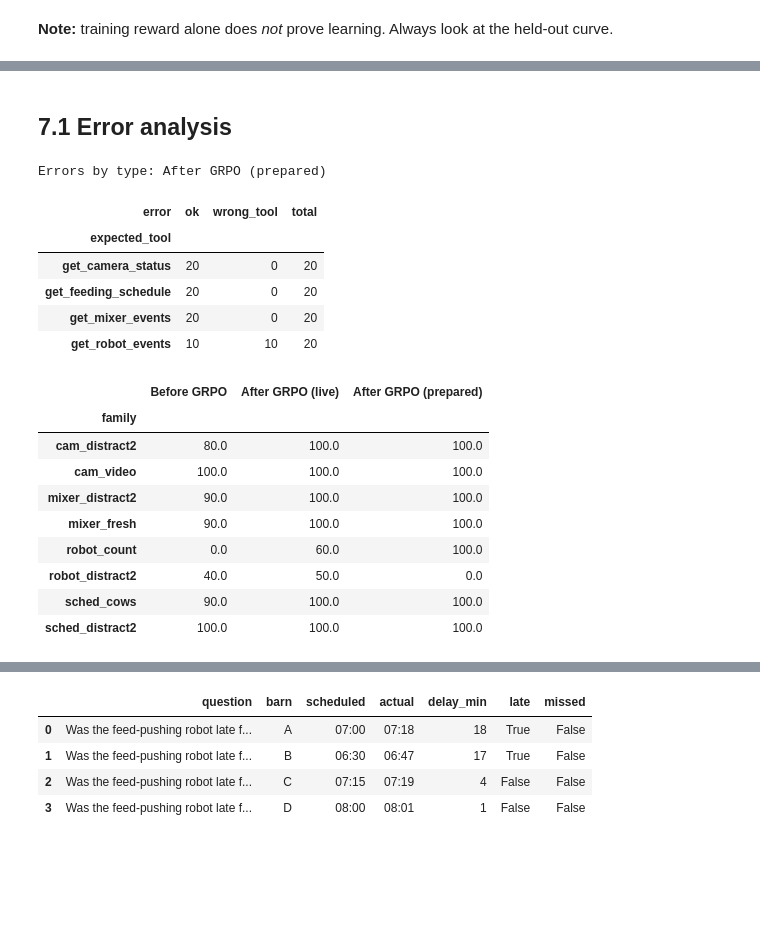
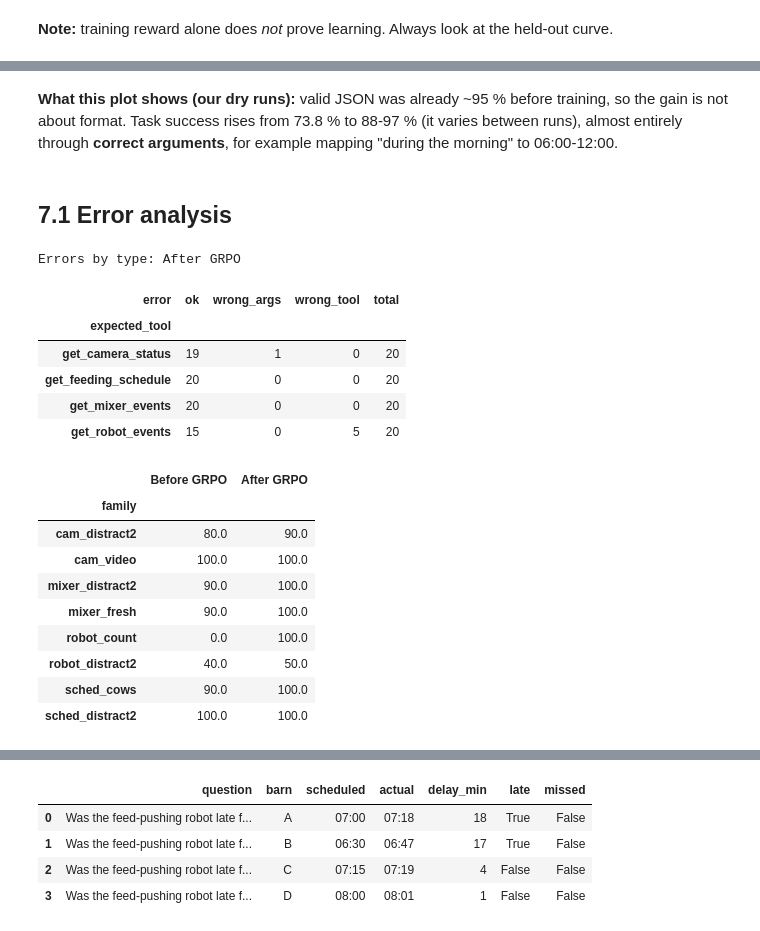
Before and after one commit to Mudryi/grpo-farm-agent-workshop, a Jupyter notebook: workshop_executed.ipynb, the cells around one changed output, grey strips where cells are left out. Saved outputs shown, nothing was run; the diff lists cells and outputs as text; code cells hidden in the pictures; blank space fills up the shorter version.

```diff
--- a/workshop_executed.ipynb
+++ b/workshop_executed.ipynb
@@ -27,6 +28,8 @@ Code lives in `src/farm_grpo/` (one module per section); the notebook only orche
 # %%
 %load_ext autoreload
 %autoreload 2
+
+LANG = "en"   # language of the dataset requests: "en" or "uk"
 
 import json, time, os
 import torch, pandas as pd
@@ -34,7 +37,7 @@ import matplotlib.pyplot as plt
 pd.set_option("display.max_colwidth", 120)
 
 from farm_grpo.config import get_config
-cfg = get_config()
+cfg = get_config(lang=LANG)   # lang="uk" -> data/uk/ and outputs/uk/ (separate from English)
 
 print("torch", torch.__version__, "| CUDA:", torch.cuda.is_available(),
       "|", torch.cuda.get_device_name(0) if torch.cuda.is_available() else "CPU")
@@ -282,14 +289,14 @@ Synthetic farm requests for 4 tools, with linguistic variation, **distractors**
 5 → train, 1 → validation, 2 → test only. Barn **D** and cameras **7–8** never appear in training.
 Otherwise near-duplicate sentences leak into the test set and accuracy looks artificially good.
 # %%
-from farm_grpo.dataset import generate_records, save_records, to_hf_dataset, TEMPLATES, SPLIT_OF_TEMPLATE_INDEX
+from farm_grpo.dataset import generate_records, save_records, to_hf_dataset, TEMPLATES_BY_LANG, SPLIT_OF_TEMPLATE_INDEX
 from farm_grpo.prompts import SYSTEM_PROMPT
 
-records = generate_records(cfg.n_train, cfg.n_val, cfg.n_test, cfg.seed)
+records = generate_records(cfg.n_train, cfg.n_val, cfg.n_test, cfg.seed, lang=LANG)
 save_records(records, cfg.data_dir)
 print({k: len(v) for k, v in records.items()})
 
-fam_split = pd.DataFrame([(tool, fam, split, tmpl) for tool, ts in TEMPLATES.items()
+fam_split = pd.DataFrame([(tool, fam, split, tmpl) for tool, ts in TEMPLATES_BY_LANG[LANG].items()
                           for (fam, tmpl, _), split in zip(ts, SPLIT_OF_TEMPLATE_INDEX)],
                          columns=["tool", "family", "split", "template"])
 fam_split
@@ -641,30 +634,35 @@ plot_comparison(table);
+# %% [markdown]
+**What this plot shows (our dry runs):** valid JSON was already ~95 % before training, so the gain is not about format.
+Task success rises from 73.8 % to 88-97 % (it varies between runs), almost entirely through **correct arguments**,
+for example mapping "during the morning" to 06:00-12:00.
 # %% [markdown]
 ## 7.1 Error analysis
 # %%
-best = list(dfs)[-1]
+best = "After GRPO"
 print("Errors by type:", best)
 display(error_breakdown(dfs[best]))
 
 # Per template family: where does the model still fail?
-pd.concat({k: d.groupby("family")["task_success"].mean().mul(100).round(0) for k, d in dfs.items()}, axis=1)
+by_family = pd.concat({k: d.groupby("family")["task_success"].mean().mul(100).round(0) for k, d in dfs.items()}, axis=1)
+by_family
 # %% [output]
-Errors by type: After GRPO (prepared)
+Errors by type: After GRPO
-| error | ok | wrong_tool | total |
-| expected_tool |  |  |  |
-| get_camera_status | 20 | 0 | 20 |
-| get_feeding_schedule | 20 | 0 | 20 |
-| get_mixer_events | 20 | 0 | 20 |
-| get_robot_events | 10 | 10 | 20 |
+| error | ok | wrong_args | wrong_tool | total |
+| expected_tool |  |  |  |  |
+| get_camera_status | 19 | 1 | 0 | 20 |
+| get_feeding_schedule | 20 | 0 | 0 | 20 |
+| get_mixer_events | 20 | 0 | 0 | 20 |
+| get_robot_events | 15 | 0 | 5 | 20 |
-|  | Before GRPO | After GRPO (live) | After GRPO (prepared) |
-| family |  |  |  |
-| cam_distract2 | 80.0 | 100.0 | 100.0 |
-| cam_video | 100.0 | 100.0 | 100.0 |
-| mixer_distract2 | 90.0 | 100.0 | 100.0 |
-| mixer_fresh | 90.0 | 100.0 | 100.0 |
-| robot_count | 0.0 | 60.0 | 100.0 |
-| robot_distract2 | 40.0 | 50.0 | 0.0 |
-| sched_cows | 90.0 | 100.0 | 100.0 |
-| sched_distract2 | 100.0 | 100.0 | 100.0 |
+|  | Before GRPO | After GRPO |
+| family |  |  |
+| cam_distract2 | 80.0 | 90.0 |
+| cam_video | 100.0 | 100.0 |
+| mixer_distract2 | 90.0 | 100.0 |
+| mixer_fresh | 90.0 | 100.0 |
+| robot_count | 0.0 | 100.0 |
+| robot_distract2 | 40.0 | 50.0 |
+| sched_cows | 90.0 | 100.0 |
+| sched_distract2 | 100.0 | 100.0 |
 # %%
 # Prompts fixed by training and prompts broken by training
 b, a = dfs["Before GRPO"].set_index("id"), dfs[best].set_index("id")
```
Also changed, not shown: parts of 45 cells of this notebook, 41 other files.
